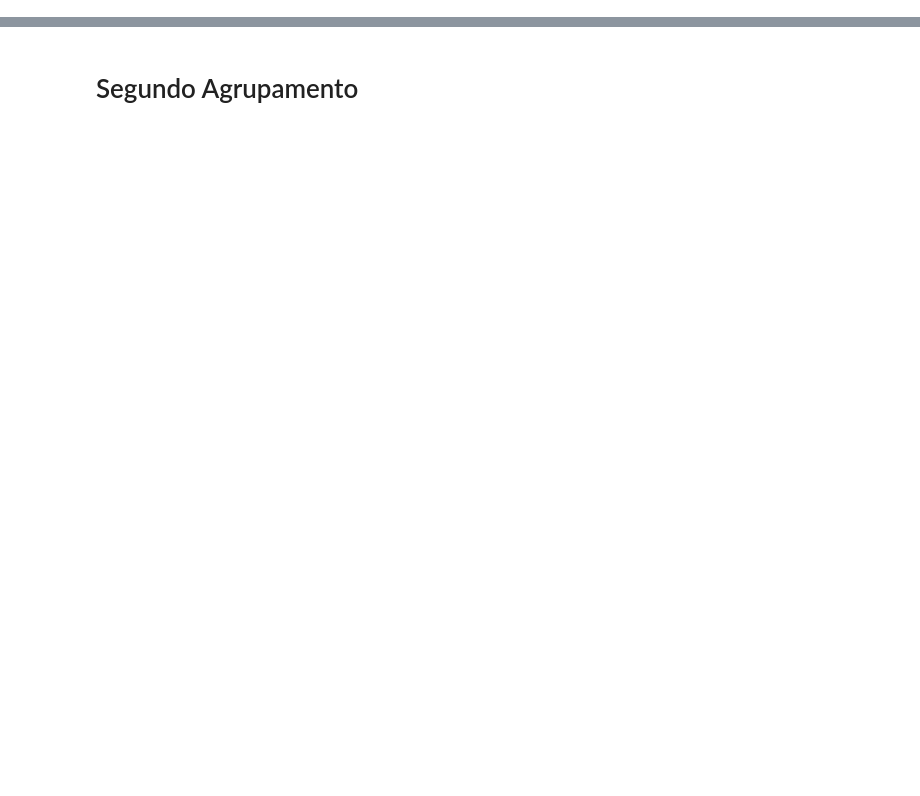
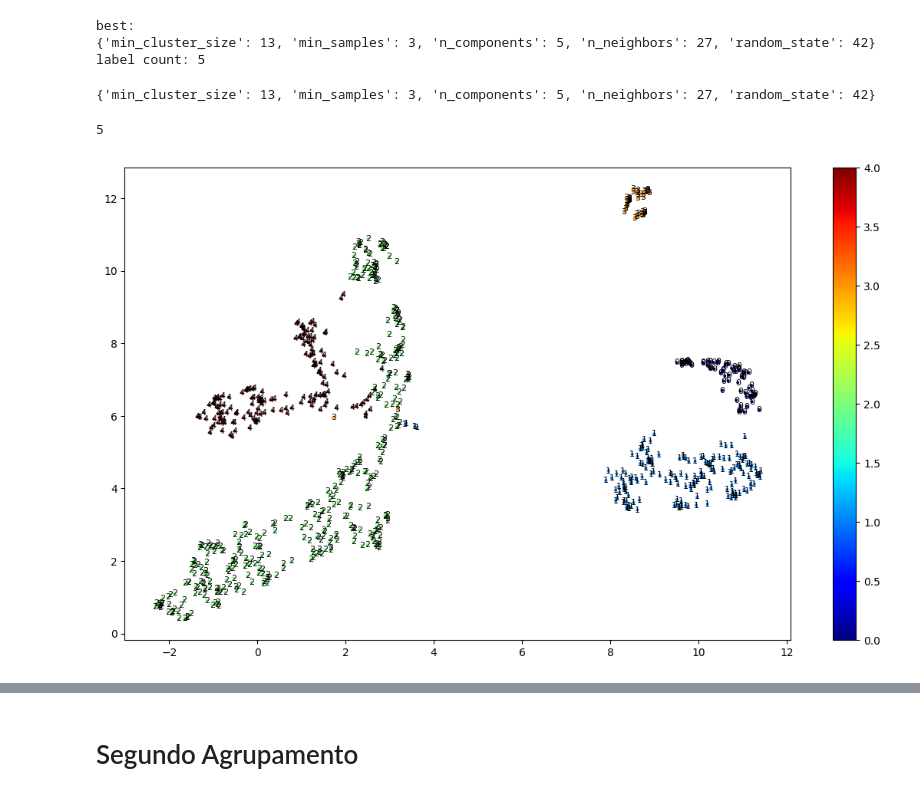
Before and after one commit to IsabellaR-Luna/datathon-passos-magicos, a Jupyter notebook: notebook_teste.ipynb, the cells around one changed output, grey strips where cells are left out. Saved outputs shown, nothing was run; the diff lists cells and outputs as text; code cells hidden in the pictures; blank space fills up the shorter version.

Commit message:
[ADD] Correção das funções de cluster

```diff
--- a/notebook_teste.ipynb
+++ b/notebook_teste.ipynb
@@ -12,0 +21,3 @@ import hdbscan
+# %%
+path = 'data/BASE DE DADOS PEDE 2024 - DATATHON.xlsx'
+df = pd.read_excel(path)
@@ -188,38 +214,51 @@ def objective(params, embeddings, label_lower, label_upper):
 
     return {'loss': loss, 'label_count': label_count, 'status': STATUS_OK}
 # %%
-module_url = "https://tfhub.dev/google/universal-sentence-encoder-multilingual/3"
-model_use = hub.load(module_url)
-print(f"module {module_url} loaded")
+# module_url = "https://tfhub.dev/google/universal-sentence-encoder-multilingual/3"
+# model_use = hub.load(module_url)
+# print(f"module {module_url} loaded")
 
-todas_transcricoes = list(df['texto_processado_embeddings'])
-embeddings_transcricoes = model_use(todas_transcricoes)
-print(len(embeddings_transcricoes))
+# todas_transcricoes = list(df['texto_processado_embeddings'])
+# embeddings_transcricoes = model_use(todas_transcricoes)
+# print(len(embeddings_transcricoes))
+
+features_cluster = ['IAA', 'IEG', 'IPS', 'IDA', 'IPV', 'IAN', 'Defas']
+X = df[features_cluster].fillna(df[features_cluster].median())
+X_scaled = StandardScaler().fit_transform(X)
+
+
 
 #Definindo o espaço para busca de hiperparâmetros
 hspace = {
-    "n_neighbors": hp.choice('n_neighbors', range(2, 50)),
-    "n_components": hp.choice('n_components', range(2, 50)),
-    "min_cluster_size": hp.choice('min_cluster_size', range(2, 12)),
+    "n_neighbors": hp.choice('n_neighbors', range(3, 30)),
+    "n_components": hp.choice('n_components', range(2, 8)),
+    "min_cluster_size": hp.choice('min_cluster_size', range(10, 50)),
     "min_samples": hp.choice('min_samples', range(2, 12)),
     "random_state": 42
 }
 
-label_lower = 20
-label_upper = 80
+label_lower = 3
+label_upper = 5
 max_evals = 50
 
-best_params_use, best_clusters_use, trials_use = bayesian_search(embeddings_transcricoes,
+best_params_use, best_clusters_use, trials_use = bayesian_search(embeddings=X_scaled,
                                                                  space=hspace,
                                                                  label_lower=label_lower,
                                                                  label_upper=label_upper,
                                                                  max_evals=max_evals)
 
-#Mostrando os melhores hiperparâmetros
-#print(best_params_use)
+# Mostrando os melhores hiperparâmetros
+print(best_params_use)
+# %% [output]
+best:
+{'min_cluster_size': 13, 'min_samples': 3, 'n_components': 5, 'n_neighbors': 27, 'random_state': 42}
+label count: 5
+{'min_cluster_size': 13, 'min_samples': 3, 'n_components': 5, 'n_neighbors': 27, 'random_state': 42}
 # %%
 clusters = list(np.unique(best_clusters_use.labels_))
 len(clusters)
+# %% [output]
+5
 # %%
 
 def plot_clusters(embeddings, clusters, n_neighbors=15, min_dist=0.1):
@@ -295,5 +334,7 @@ def plot_clusters_interactive(embeddings, clusters, n_neighbors=15, min_dist=0.1
 
     fig.show()
 # %%
-plot_clusters(embeddings_transcricoes, best_clusters_use)
+plot_clusters(X_scaled, best_clusters_use)
+# %% [output]
+[figure, added]
 # %%
```
Also changed, not shown: parts of 15 cells of this notebook, 4 other files.
